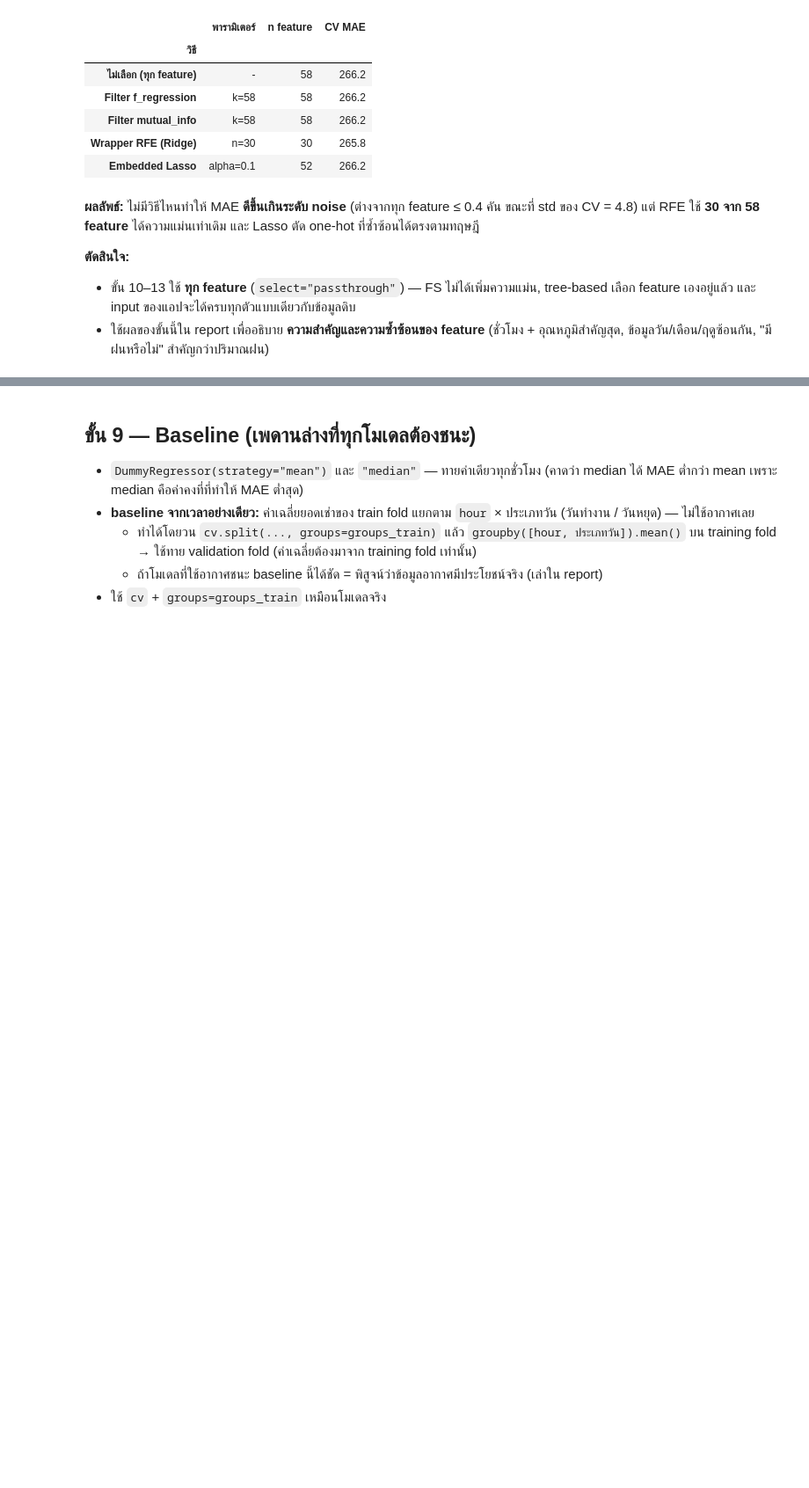
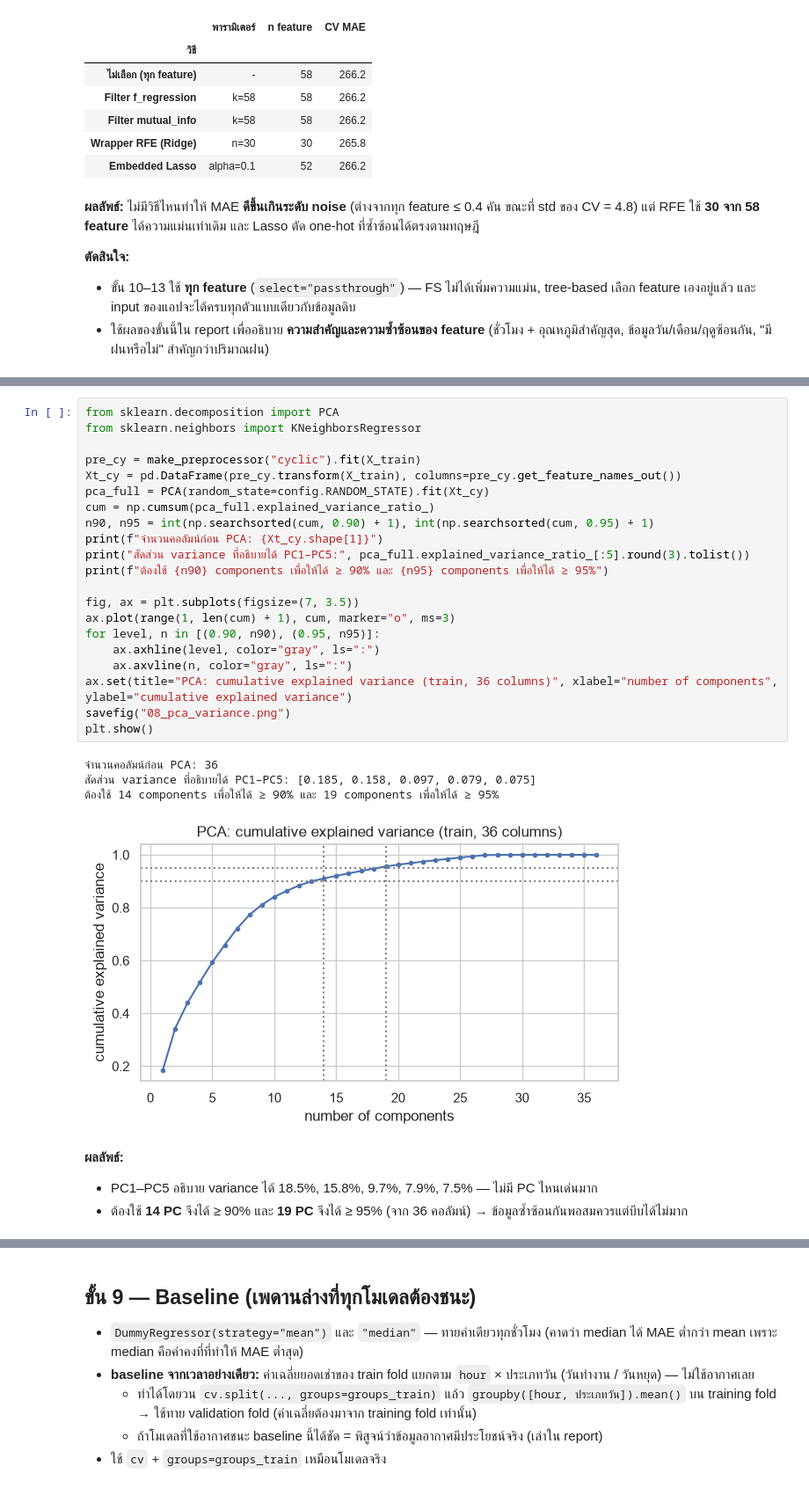
Before and after one commit to Sh080205/seoul-bike-demand, a Jupyter notebook: notebooks/02_modeling.ipynb, the cells around one changed output, grey strips where cells are left out. Shown at 88% size. Saved outputs shown, nothing was run; the diff lists cells and outputs as text; blank space fills up the shorter version.

```diff
--- a/notebooks/02_modeling.ipynb
+++ b/notebooks/02_modeling.ipynb
@@ -730,0 +731,30 @@ fs_summary
+# %%
+from sklearn.decomposition import PCA
+from sklearn.neighbors import KNeighborsRegressor
+
+pre_cy = make_preprocessor("cyclic").fit(X_train)
+Xt_cy = pd.DataFrame(pre_cy.transform(X_train), columns=pre_cy.get_feature_names_out())
+pca_full = PCA(random_state=config.RANDOM_STATE).fit(Xt_cy)
+cum = np.cumsum(pca_full.explained_variance_ratio_)
+n90, n95 = int(np.searchsorted(cum, 0.90) + 1), int(np.searchsorted(cum, 0.95) + 1)
+print(f"จำนวนคอลัมน์ก่อน PCA: {Xt_cy.shape[1]}")
+print("สัดส่วน variance ที่อธิบายได้ PC1–PC5:", pca_full.explained_variance_ratio_[:5].round(3).tolist())
+print(f"ต้องใช้ {n90} components เพื่อให้ได้ ≥ 90% และ {n95} components เพื่อให้ได้ ≥ 95%")
+
+fig, ax = plt.subplots(figsize=(7, 3.5))
+ax.plot(range(1, len(cum) + 1), cum, marker="o", ms=3)
+for level, n in [(0.90, n90), (0.95, n95)]:
+    ax.axhline(level, color="gray", ls=":")
+    ax.axvline(n, color="gray", ls=":")
+ax.set(title="PCA: cumulative explained variance (train, 36 columns)", xlabel="number of components", ylabel="cumulative explained variance")
+savefig("08_pca_variance.png")
+plt.show()
+# %% [output]
+จำนวนคอลัมน์ก่อน PCA: 36
+สัดส่วน variance ที่อธิบายได้ PC1–PC5: [0.185, 0.158, 0.097, 0.079, 0.075]
+ต้องใช้ 14 components เพื่อให้ได้ ≥ 90% และ 19 components เพื่อให้ได้ ≥ 95%
+[figure, added]
+# %% [markdown]
+**ผลลัพธ์:**
+- PC1–PC5 อธิบาย variance ได้ 18.5%, 15.8%, 9.7%, 7.9%, 7.5% — ไม่มี PC ไหนเด่นมาก
+- ต้องใช้ **14 PC** จึงได้ ≥ 90% และ **19 PC** จึงได้ ≥ 95% (จาก 36 คอลัมน์) → ข้อมูลซ้ำซ้อนกันพอสมควรแต่บีบได้ไม่มาก
```
Also changed, not shown: parts of 11 cells of this notebook, 1 other file.
